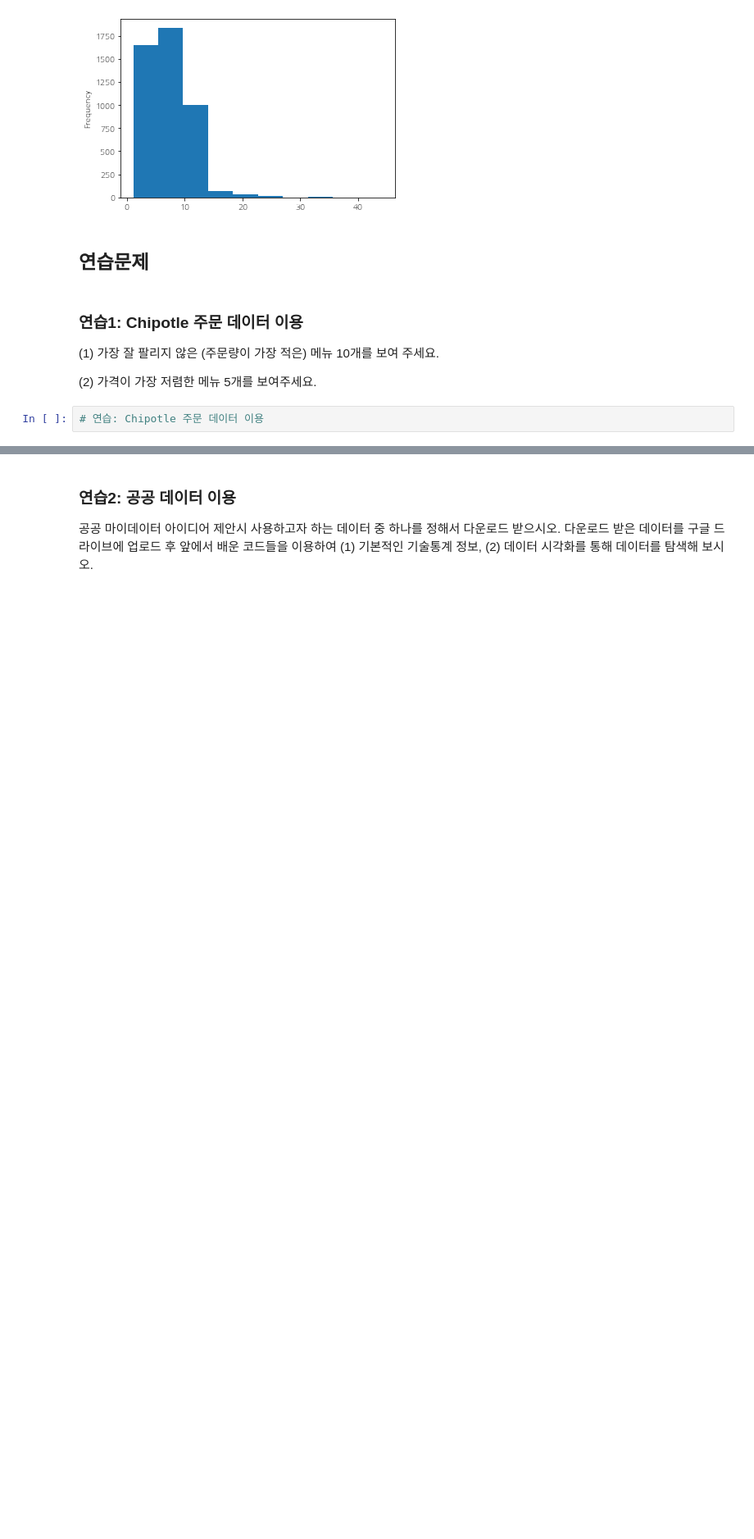
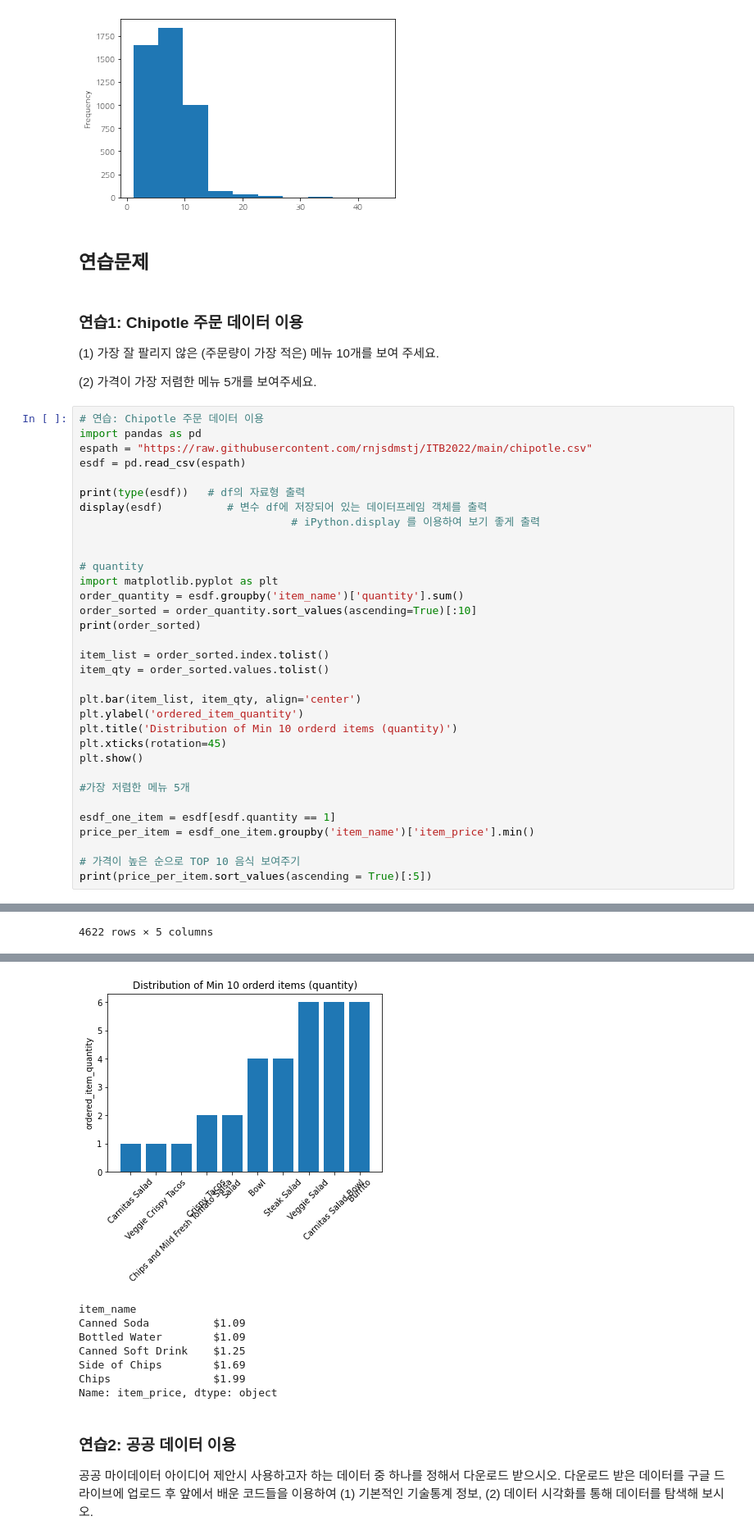
Before and after one commit to rnjsdmstj/ITB2022, a Jupyter notebook: python_basic2_kes.ipynb, the cells around one changed output, grey strips where cells are left out. Shown: that part at 82% size. Drawn from its saved outputs; the diff is of its cells as text; blank space fills up the shorter version.

```diff
--- a/python_basic2_kes.ipynb
+++ b/python_basic2_kes.ipynb
@@ -741,5 +757,37 @@ Name: item_price, dtype: float64
 (1)  가장 잘 팔리지 않은 (주문량이 가장 적은) 메뉴 10개를 보여 주세요.
 
 (2)  가격이 가장 저렴한 메뉴 5개를 보여주세요.
-# %%
-# 연습: Chipotle 주문 데이터 이용
+# %%
+# 연습: Chipotle 주문 데이터 이용
+import pandas as pd
+espath = "https://raw.githubusercontent.com/rnjsdmstj/ITB2022/main/chipotle.csv"
+esdf = pd.read_csv(espath)
+
+print(type(esdf))   # df의 자료형 출력
+display(esdf)          # 변수 df에 저장되어 있는 데이터프레임 객체를 출력
+                                 # iPython.display 를 이용하여 보기 좋게 출력
+
+
+# quantity
+import matplotlib.pyplot as plt
+order_quantity = esdf.groupby('item_name')['quantity'].sum()
+order_sorted = order_quantity.sort_values(ascending=True)[:10]
+print(order_sorted)
+
+item_list = order_sorted.index.tolist()
+item_qty = order_sorted.values.tolist()
+
+plt.bar(item_list, item_qty, align='center')
+plt.ylabel('ordered_item_quantity')
+plt.title('Distribution of Min 10 orderd items (quantity)')
+plt.xticks(rotation=45)
+plt.show()
+
+#가장 저렴한 메뉴 5개
+
+esdf_one_item = esdf[esdf.quantity == 1]
+price_per_item = esdf_one_item.groupby('item_name')['item_price'].min()
+
+# 가격이 높은 순으로 TOP 10 음식 보여주기
+print(price_per_item.sort_values(ascending = True)[:5])
+# %% [output]
@@ -745,0 +807 @@ Name: item_price, dtype: float64
+4622 rows × 5 columns
@@ -746,3 +820,11 @@ Name: item_price, dtype: float64
+[figure, added]
+item_name
+Canned Soda          $1.09
+Bottled Water        $1.09
+Canned Soft Drink    $1.25
+Side of Chips        $1.69
+Chips                $1.99
+Name: item_price, dtype: object
 # %% [markdown]
 ### **연습2: 공공 데이터 이용**
 공공 마이데이터 아이디어 제안시 사용하고자 하는 데이터 중 하나를 정해서 다운로드 받으시오. 다운로드 받은 데이터를 구글 드라이브에 업로드 후  앞에서 배운 코드들을 이용하여 (1) 기본적인 기술통계 정보, (2) 데이터 시각화를 통해 데이터를 탐색해 보시오.
```
Also changed, not shown: parts of 10 cells of this notebook.
